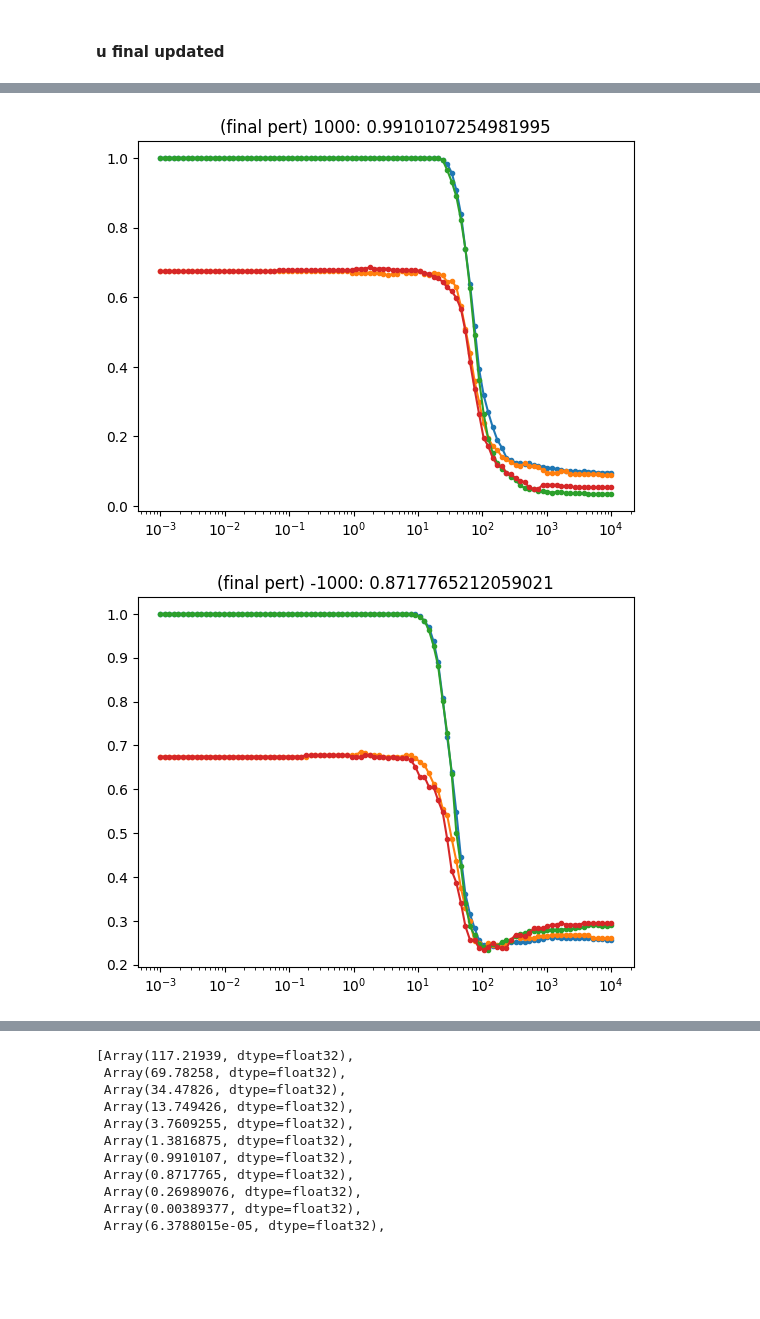
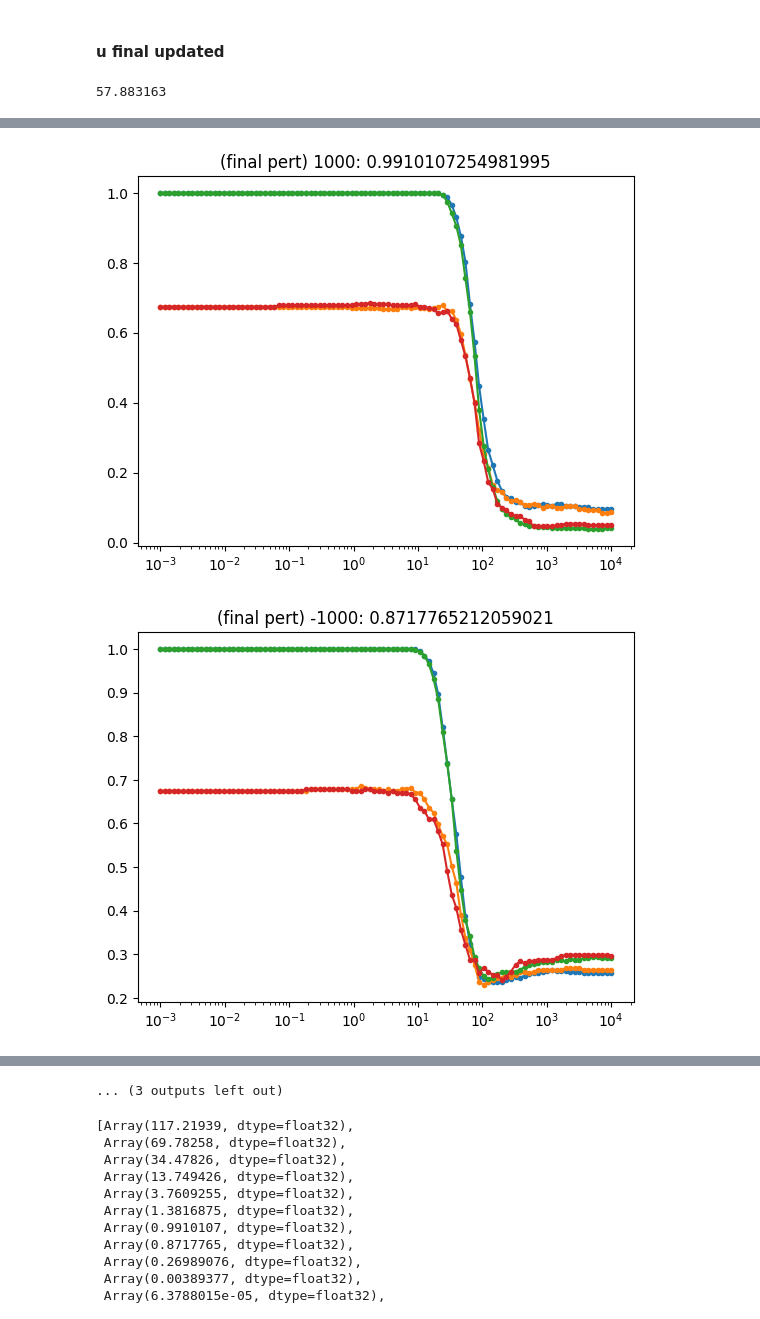
Before and after one commit to EleutherAI/basin-volume, a Jupyter notebook: mp_typical.ipynb, the cells around one changed output, grey strips where cells are left out. Saved outputs shown, nothing was run; the diff lists cells and outputs as text; code cells hidden in the pictures; blank space fills up the shorter version.

```diff
--- a/mp_typical.ipynb
+++ b/mp_typical.ipynb
@@ -635,6 +635,8 @@ xs = 10**jnp.linspace(-3, 4, 100)
 
 params_final_rav = train_fn(params_init_rav)
 params_final = Params(params_final_rav, params_spher.unravel)
+
+print(jnp.linalg.norm(params_final_rav))
 
 for i in indices:
     train_accs_pert = []
@@ -645,6 +647,7 @@ for i in indices:
     for mult in xs:
         pert = u_unorth[:, i] * mult
         params_final_rav_pert = params_final_rav + pert
+        params_final_rav_pert = params_final_rav_pert * jnp.linalg.norm(params_final_rav) / jnp.linalg.norm(params_final_rav_pert)
         params_final_pert = Params(params_final_rav_pert, params_spher.unravel)
 
         train_acc = metrics(params_final_pert, X_train, Y_train)[1]
@@ -654,6 +657,7 @@ for i in indices:
 
         pert = -u_unorth[:, i] * mult
         params_final_rav_pert = params_final_rav + pert
+        params_final_rav_pert = params_final_rav_pert * jnp.linalg.norm(params_final_rav) / jnp.linalg.norm(params_final_rav_pert)
         params_final_pert = Params(params_final_rav_pert, params_spher.unravel)
 
         train_acc = metrics(params_final_pert, X_train, Y_train)[1]
@@ -669,4 +673,5 @@ for i in indices:
     plt.title(f'(final pert) {i}: {s_unorth[i]}')
     plt.show()
 # %% [output]
+57.883163
 [figure]
@@ -678,3 +683,3 @@ for i in indices:
-[figure, old version]
+[figure, new version]
-[figure, old version]
+[figure, new version]
 [figure]
@@ -686,3 +688,4 @@ for i in indices:
+... (3 outputs left out)
 # %%
 actual_svs
 # %% [output]
```
Also changed, not shown: parts of 1 cell of this notebook.
